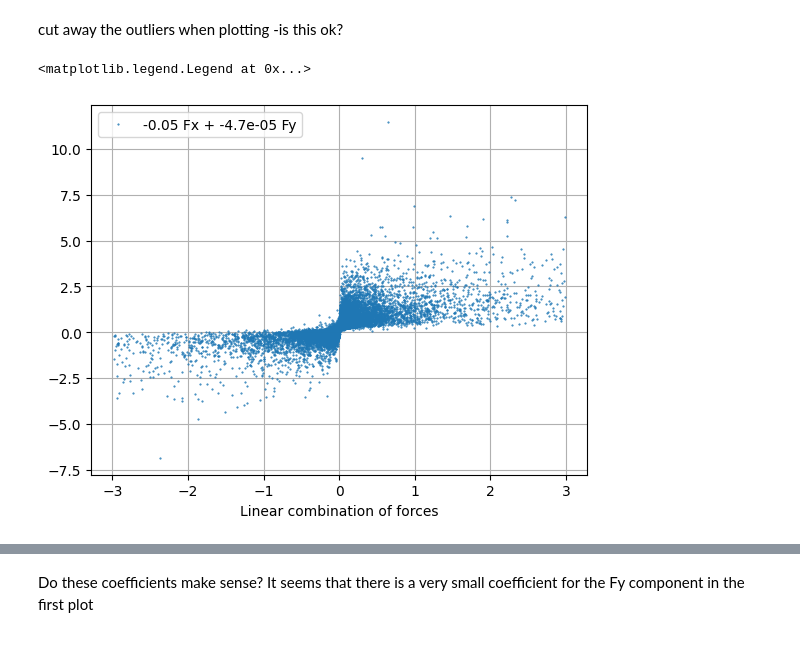
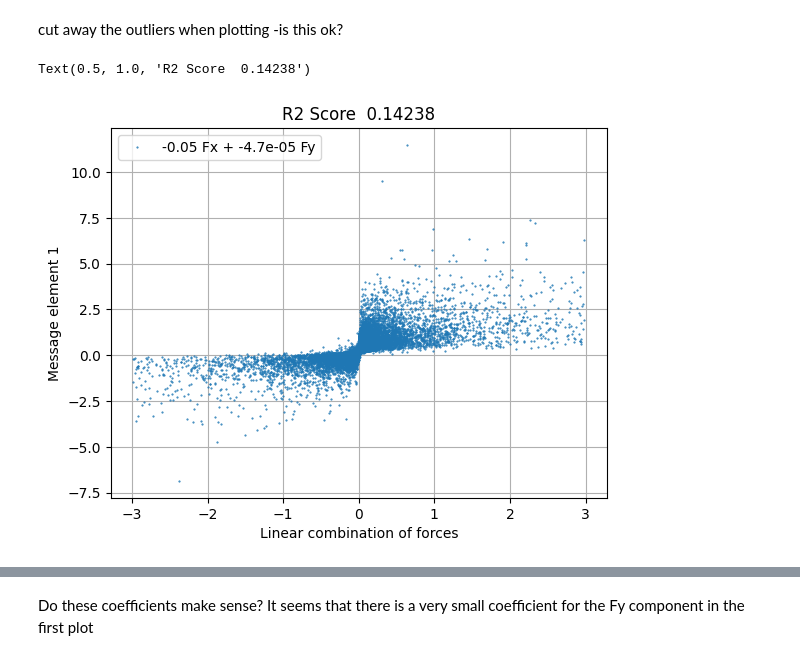
Before and after one commit to elizabethsztan/symbolic_distillation_GNNs, a Jupyter notebook: testing/latent_representation.ipynb, the cells around one changed output, grey strips where cells are left out. Drawn from its saved outputs; the diff is of its cells as text; code cells hidden in the pictures.

```diff
--- a/testing/latent_representation.ipynb
+++ b/testing/latent_representation.ipynb
@@ -244,14 +245,18 @@ import matplotlib.pyplot as plt
 # %%
 lin_combo1 = a*fx_c +b*fy_c
+
+message1_r2 = r2_score (best_messages_c[:,0], lin_combo1) #calc r2 score
+
 plt.plot(lin_combo1, best_messages_c[:,0], 'o', markersize = '0.5', label = f"{a:.2g} Fx + {b:.2g} Fy")
 plt.grid()
 plt.xlabel(f"Linear combination of forces")
 plt.ylabel(f"Message element 1")
 plt.legend()
+plt.title(f"R2 Score {message1_r2: .5g}")
 #plt.xlim(-1,1)
 # plt.ylim(-0.1,0.1)
 # %% [output]
-<matplotlib.legend.Legend at 0x...>
+Text(0.5, 1.0, 'R2 Score  0.14238')
-[figure, old version]
+[figure, new version]
 # %%
 lin_combo2 = c*fx_c +d*fy_c
```
Also changed, not shown: parts of 2 cells of this notebook.
